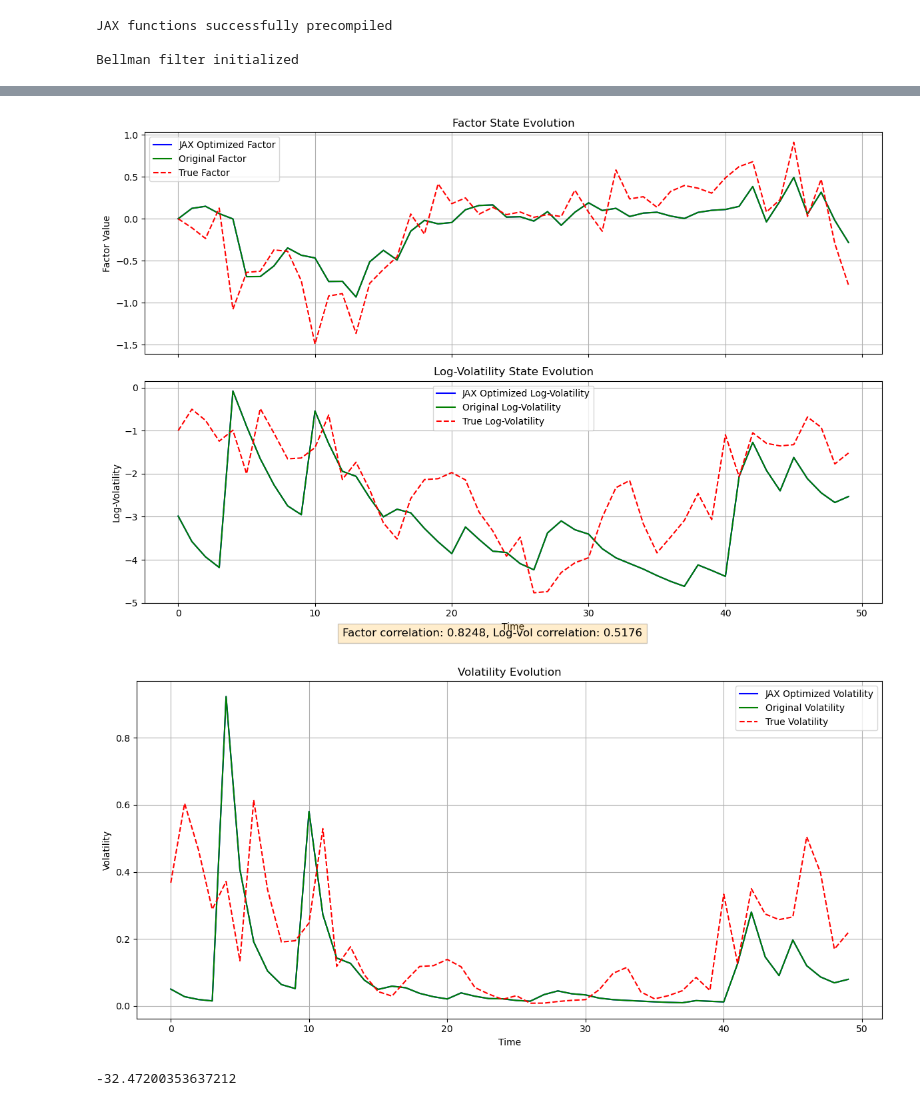
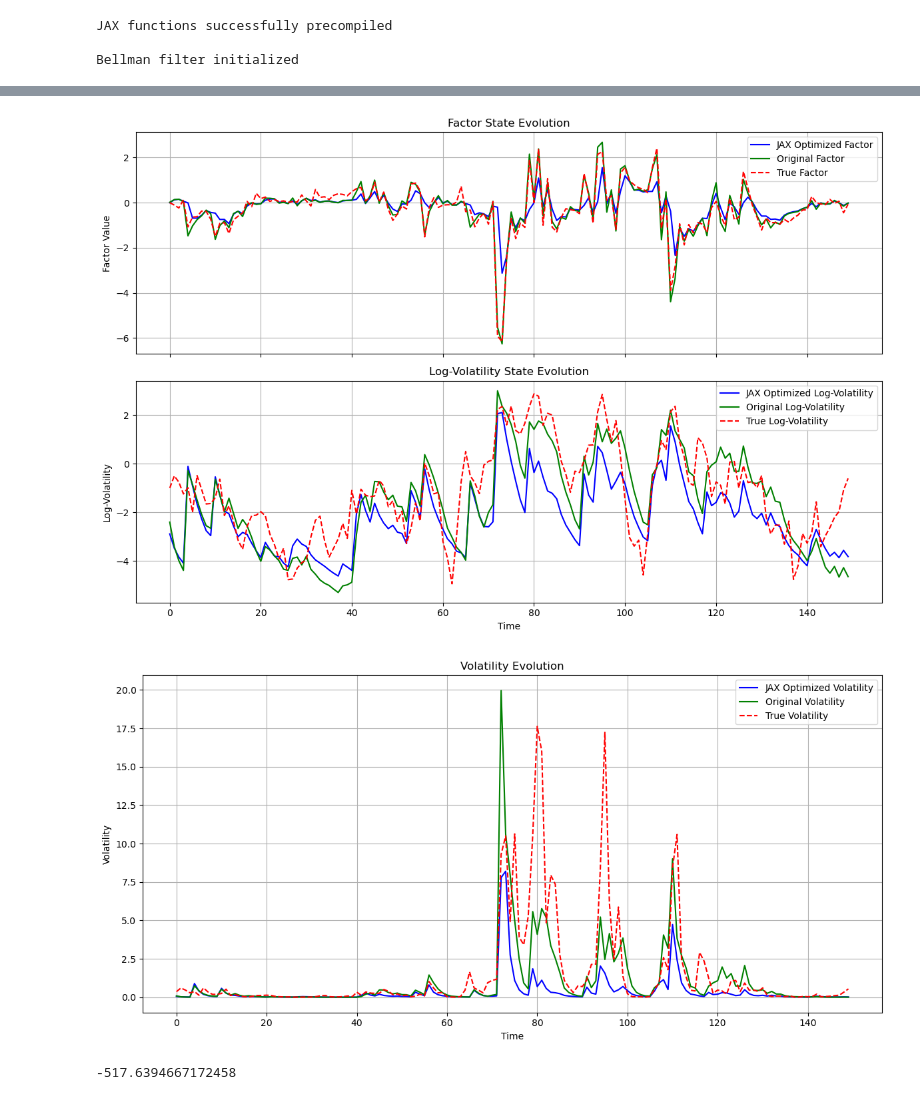
Before and after one commit to givani30/BellmanFilterDFSV, a Jupyter notebook: debug_bellman.ipynb, the cells around one changed output, grey strips where cells are left out. Saved outputs shown, nothing was run; the diff lists cells and outputs as text; code cells hidden in the pictures.

```diff
--- a/debug_bellman.ipynb
+++ b/debug_bellman.ipynb
@@ -34,7 +34,7 @@ print("Model parameters created successfully")
 Model parameters created successfully
 # %%
 # Generate synthetic data
-T = 50  # Just a few time points for testing
+T = 150  # Just a few time points for testing
 y, factors, log_vols = simulate_DFSV(params, T=T, seed=42)
 
 print("Data generated:")
@@ -163,8 +183,10 @@ OSError: [Errno 98] Address already in use
 # %%
 import time
 
+from functions.filters import DFSVParticleFilter
+
 bf = DFSVBellmanFilter(N, K)
-bf2 = DFSVBellmanFilter(N, K)
+bf2 = DFSVParticleFilter(params)
 # Time the JAX implementation
 start_time = time.time()
 filtered_states_jaxopt, filtered_covs_jaxopt, ll_jaxopt = bf.filter_scan(params, y)
@@ -237,44 +258,44 @@ axes[0].grid(True)
 axes[0].legend()
 
 # Plot log-volatility states
 axes[1].plot(filtered_states_jaxopt[:, 1], "b-", label="JAX Optimized Log-Volatility")
 axes[1].plot(filtered_states_orig[:, 1], "g-", label="Original Log-Volatility")
 axes[1].plot(log_vols[:, 0], "r--", label="True Log-Volatility")
 axes[1].set_title("Log-Volatility State Evolution")
 axes[1].set_xlabel("Time")
 axes[1].set_ylabel("Log-Volatility")
 axes[1].grid(True)
 axes[1].legend()
 
 # Also print the correlation values for reference
-plt.figtext(
-    0.5,
-    0.01,
-    f"Factor correlation: {factor_corr:.4f}, Log-vol correlation: {vol_corr:.4f}",
-    ha="center",
-    fontsize=12,
-    bbox={"facecolor": "orange", "alpha": 0.2, "pad": 5},
-)
+# plt.figtext(
+#     0.5,
+#     0.01,
+#     f"Factor correlation: {factor_corr:.4f}, Log-vol correlation: {vol_corr:.4f}",
+#     ha="center",
+#     fontsize=12,
+#     bbox={"facecolor": "orange", "alpha": 0.2, "pad": 5},
+# )
 
 plt.tight_layout()
 plt.show()
 
 # Create a new figure for volatility (exp of log-volatility)
 plt.figure(figsize=(12, 6))
 plt.plot(np.exp(filtered_states_jaxopt[:, 1]), "b-", label="JAX Optimized Volatility")
 plt.plot(np.exp(filtered_states_orig[:, 1]), "g-", label="Original Volatility")
 plt.plot(np.exp(log_vols[:, 0]), "r--", label="True Volatility")
 plt.title("Volatility Evolution")
 plt.xlabel("Time")
 plt.ylabel("Volatility")
 plt.grid(True)
 plt.legend()
 plt.tight_layout()
 plt.show()
 # %% [output]
-[figure, old version]
+[figure, new version]
-[figure, old version]
+[figure, new version]
 # %%
 print(ll_jaxopt)
 # %% [output]
--32.47200353637212
+-517.6394667172458
```
Also changed, not shown: parts of 8 cells of this notebook, 4 other files.
